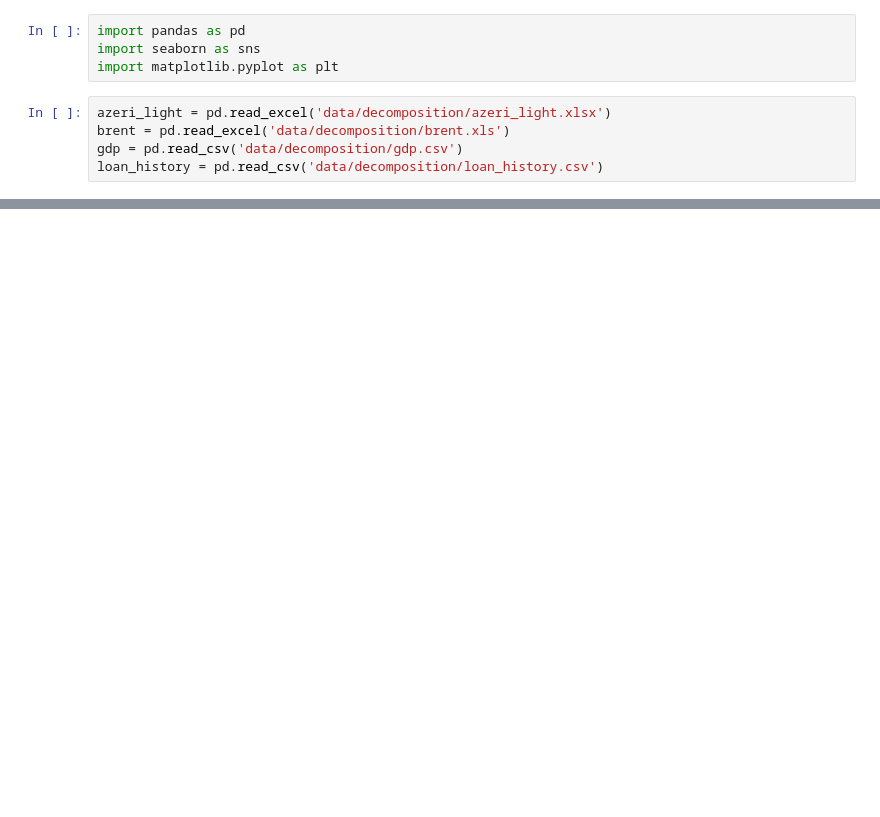
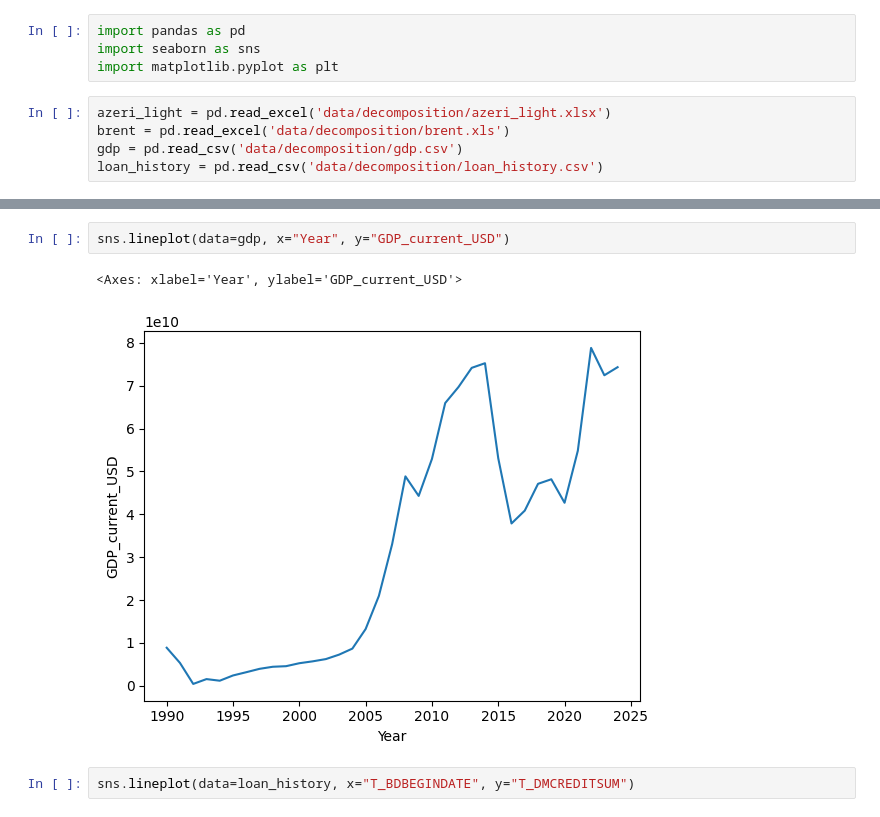
Before and after one commit to Ismat-Samadov/loan_sales_prediction, a Jupyter notebook: notebooks/decompose.ipynb, the cells around one changed output, grey strips where cells are left out. Drawn from its saved outputs; the diff is of its cells as text; blank space fills up the shorter version.

```diff
--- a/notebooks/decompose.ipynb
+++ b/notebooks/decompose.ipynb
@@ -44,0 +50,7 @@ sns.scatterplot(data=azeri_light, x="Day", y="Azeri_Light")
+# %%
+sns.lineplot(data=gdp, x="Year", y="GDP_current_USD")
+# %% [output]
+<Axes: xlabel='Year', ylabel='GDP_current_USD'>
+[figure, added]
+# %%
+sns.lineplot(data=loan_history, x="T_BDBEGINDATE", y="T_DMCREDITSUM")
```
Also changed, not shown: parts of 3 cells of this notebook.
